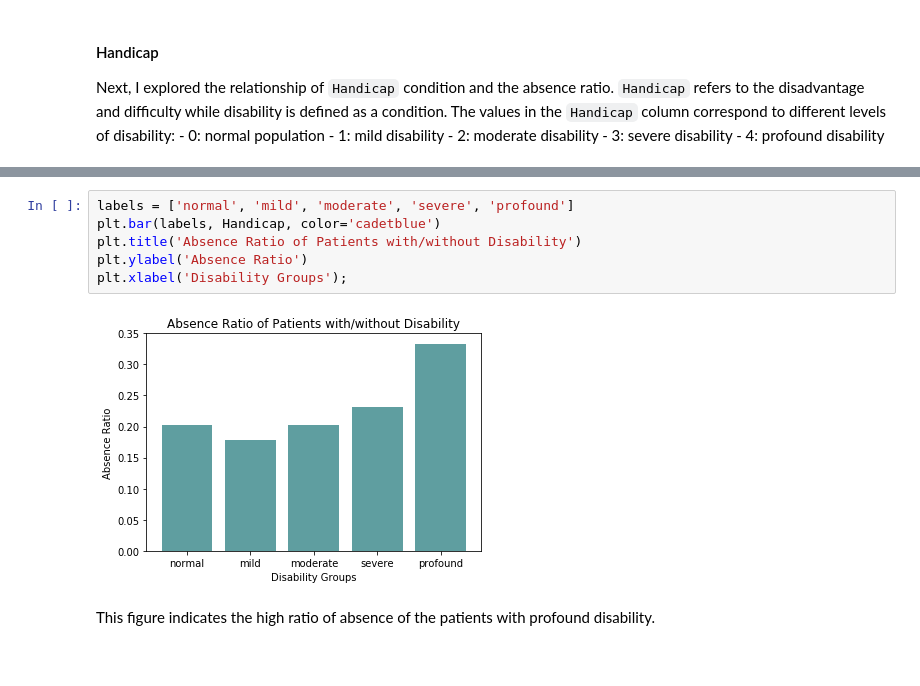
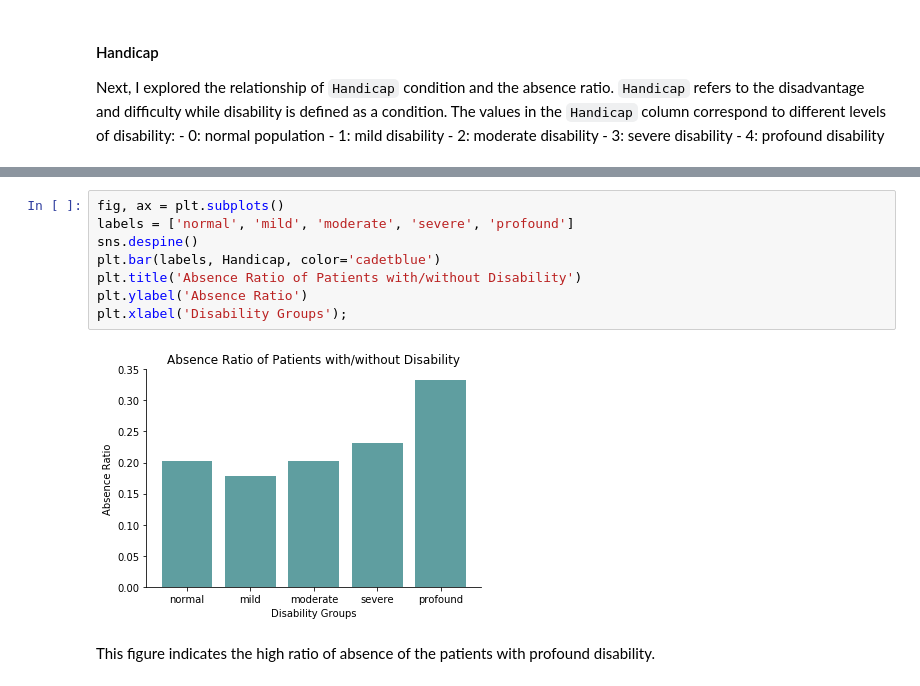
Before and after one commit to BaiyanRen/Appointment-prediction, a Jupyter notebook: Data Analysis on Medical Appointment No Shows.ipynb, the cells around one changed output, grey strips where cells are left out. Drawn from its saved outputs; the diff is of its cells as text.

```diff
--- a/Data Analysis on Medical Appointment No Shows.ipynb
+++ b/Data Analysis on Medical Appointment No Shows.ipynb
@@ -319,13 +346,15 @@ Handicap
 4    0.333333
 Name: Absence, dtype: float64
 # %%
+fig, ax = plt.subplots()
 labels = ['normal', 'mild', 'moderate', 'severe', 'profound']
+sns.despine()
 plt.bar(labels, Handicap, color='cadetblue')
 plt.title('Absence Ratio of Patients with/without Disability')
 plt.ylabel('Absence Ratio')
 plt.xlabel('Disability Groups');
 # %% [output]
-[figure, old version]
+[figure, new version]
 # %% [markdown]
 This figure indicates the high ratio of absence of the patients with profound disability.
 # %% [markdown]
```
Also changed, not shown: parts of 29 cells of this notebook.
